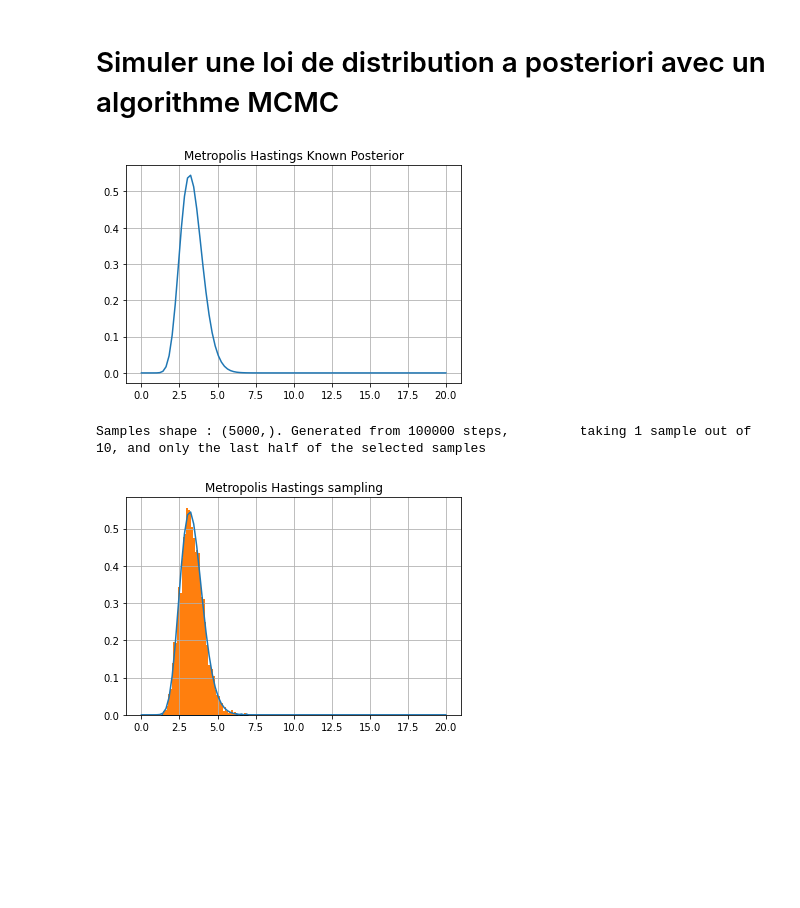
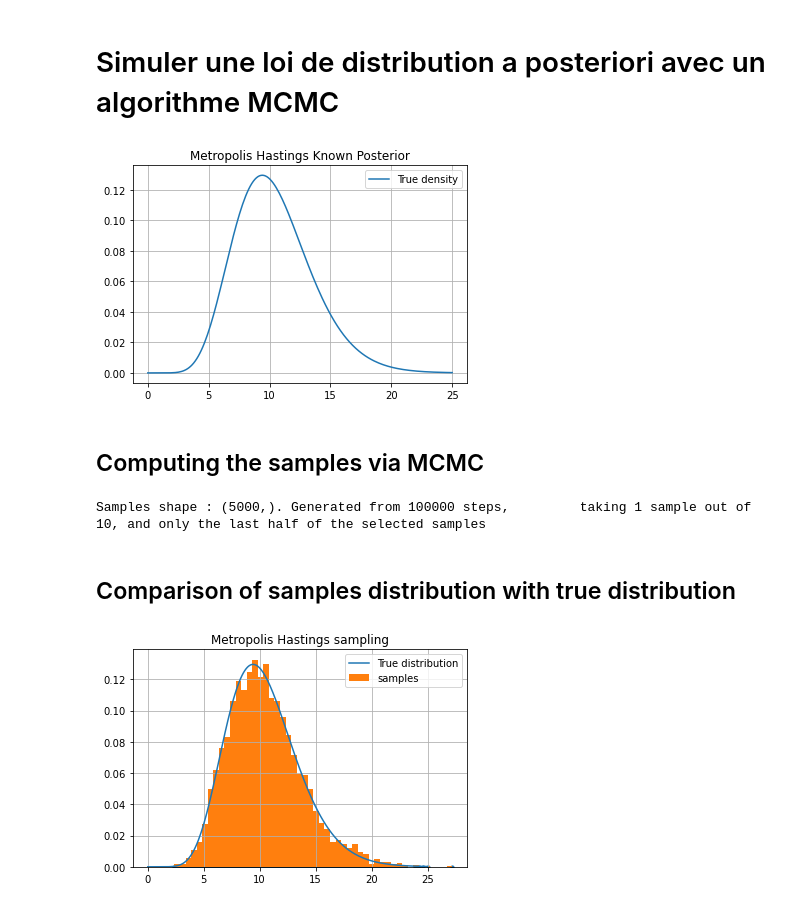
Before and after one commit to arthurviens/Estimation_GaussianProcess_MCMC_Project, a Jupyter notebook: prob3/pb3.ipynb, the cells around one changed output. Drawn from its saved outputs; the diff is of its cells as text; code cells hidden in the pictures; blank space fills up the shorter version.

```diff
--- a/prob3/pb3.ipynb
+++ b/prob3/pb3.ipynb
@@ -5,27 +8,30 @@ from utils import *
 # %%
 #----------------------------------------------------------------------------------------#
 # plot posterior
-alpha = 10
-beta = 5
+alpha = 0.5
+beta = 0.01
 fixed_x = 10
 pG = ParametrizedMCMC(fixed_x, alpha, beta)
 # Generate the real posterior pdf function
 real_posterior = pG.getRealPosterior()
 
 
-x_array = np.linspace(0, 20, 100)
+x_array = np.linspace(0, 25, 200)
 y_array = np.asarray( [real_posterior(x) for x in x_array] )
 #print(y_array)
 
-plt.plot(x_array,y_array)
+plt.plot(x_array, y_array, label="True density")
 
 plt.grid()
+plt.legend()
 plt.title('Metropolis Hastings Known Posterior')
 #plt.savefig('posterior.png',bbox_inches='tight')
 plt.show()
 plt.close()
 # %% [output]
-[figure, old version]
+[figure, new version]
+# %% [markdown]
+## Computing the samples via MCMC
 # %%
 N = 100000
 s = 10
@@ -33,16 +40,19 @@ s = 10
 samples = MCMC_sampling(pG, N, s)
 # %% [output]
 Samples shape : (5000,). Generated from 100000 steps,         taking 1 sample out of 10, and only the last half of the selected samples
+# %% [markdown]
+## Comparison of samples distribution with true distribution
 # %%
 plt.scatter(samples, np.zeros_like(samples), s=10)
 
-plt.plot(x_array,y_array)
-plt.hist(samples, bins=50, density=True)
+plt.plot(x_array,y_array, label="True distribution")
+plt.hist(samples, bins=50, density=True, label="samples")
 
 plt.title('Metropolis Hastings sampling')
 plt.grid()
+plt.legend()
 #plt.savefig('metropolis_hastings_1d.png',bbox_inches='tight')
 plt.show()
 plt.close()
 # %% [output]
-[figure, old version]
+[figure, new version]
```
Also changed, not shown: parts of 7 cells of this notebook, 1 other file.
